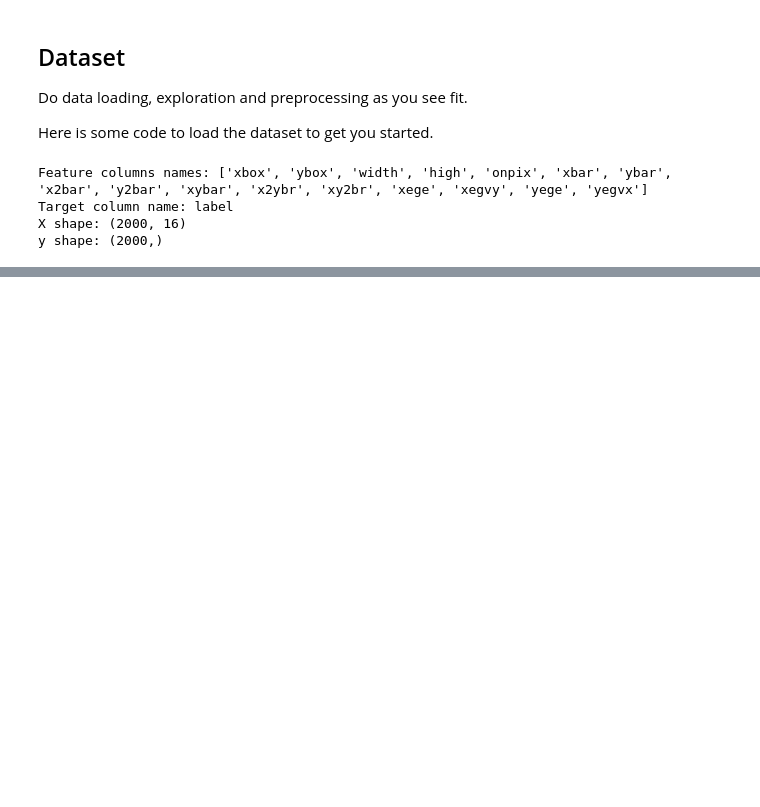
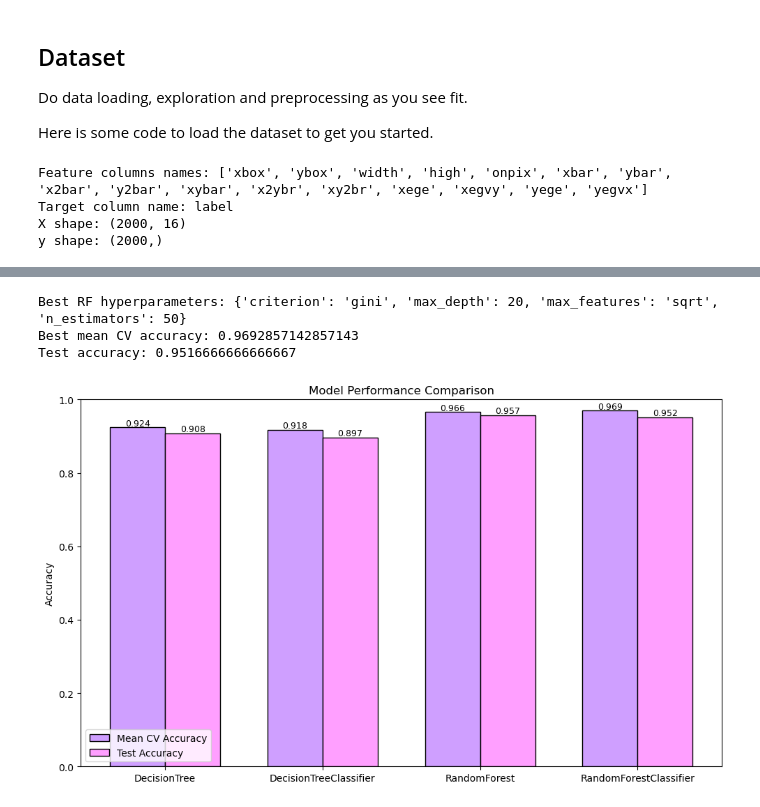
Before and after one commit to Hannarasmussen/INF264-Project-1-H25, a Jupyter notebook: run_experiments.ipynb, the cells around one changed output, grey strips where cells are left out. Drawn from its saved outputs; the diff is of its cells as text; code cells hidden in the pictures; blank space fills up the shorter version.

```diff
--- a/run_experiments.ipynb
+++ b/run_experiments.ipynb
@@ -123,3 +157,80 @@ You can try to debug the error by setting error_score='raise'.
+# %%
+param_grid_rf = {
+    "n_estimators": [2, 5, 10, 15, 20, 50],
+    "criterion": ["gini", "entropy"],
+    "max_depth": [2, 5, 10, 20, 50, None],
+    "max_features": ["sqrt", "log2", None]
+}
+
+rf_wrapper = RandomForestClassifier(random_state=seed)
+
+grid_rf = GridSearchCV(
+    estimator=rf_wrapper,
+    param_grid=param_grid_rf,
+    cv=5,
+    scoring="accuracy",
+    n_jobs=-1
+)
+
+grid_rf.fit(X_trainval, y_trainval)
+
+print("Best RF hyperparameters:", grid_rf.best_params_)
+print("Best mean CV accuracy:", grid_rf.best_score_)
+
+
+test_preds = grid_rf.best_estimator_.predict(X_test)
+print("Test accuracy:", accuracy_score(y_test, test_preds))
+# %% [output]
+Best RF hyperparameters: {'criterion': 'gini', 'max_depth': 20, 'max_features': 'sqrt', 'n_estimators': 50}
+Best mean CV accuracy: 0.9692857142857143
+Test accuracy: 0.9516666666666667
+# %%
+
+models = [
+    "DecisionTree",
+    "DecisionTreeClassifier",
+    "RandomForest",
+    "RandomForestClassifier",
+]
+
+cv_scores = [
+    0.9243,  # DecisionTree
+    0.9179,  # DecisionTreeClassifier
+    0.9657,  # RandomForest
+    0.9693,  # RandomForestClassifier
+]
+
+test_scores = [
+    0.9083,
+    0.8967,
+    0.9567,
+    0.9517,
+]
+
+x = np.arange(len(models))
+width = 0.35
+
+
+plt.figure(figsize=(10, 6))
+plt.bar(x - width/2, cv_scores, width, label="Mean CV Accuracy", color="#CF9FFF", edgecolor='black')
+plt.bar(x + width/2, test_scores, width, label="Test Accuracy", color="#FF9FFF", edgecolor='black')
+
+
+plt.ylabel("Accuracy")
+plt.title("Model Performance Comparison")
+plt.xticks(x, models)
+plt.ylim(0.0, 1.0)
+plt.legend()
+
+for i, v in enumerate(cv_scores):
+    plt.text(i - width/2, v + 0.005, f"{v:.3f}", ha="center", fontsize=9)
+for i, v in enumerate(test_scores):
+    plt.text(i + width/2, v + 0.005, f"{v:.3f}", ha="center", fontsize=9)
+
+plt.tight_layout()
+plt.show()
+# %% [output]
+[figure, added]
 # %%
 result = permutation_importance(
     estimator=grid_rf.best_estimator_,
```
Also changed, not shown: parts of 6 cells of this notebook, 2 other files.
